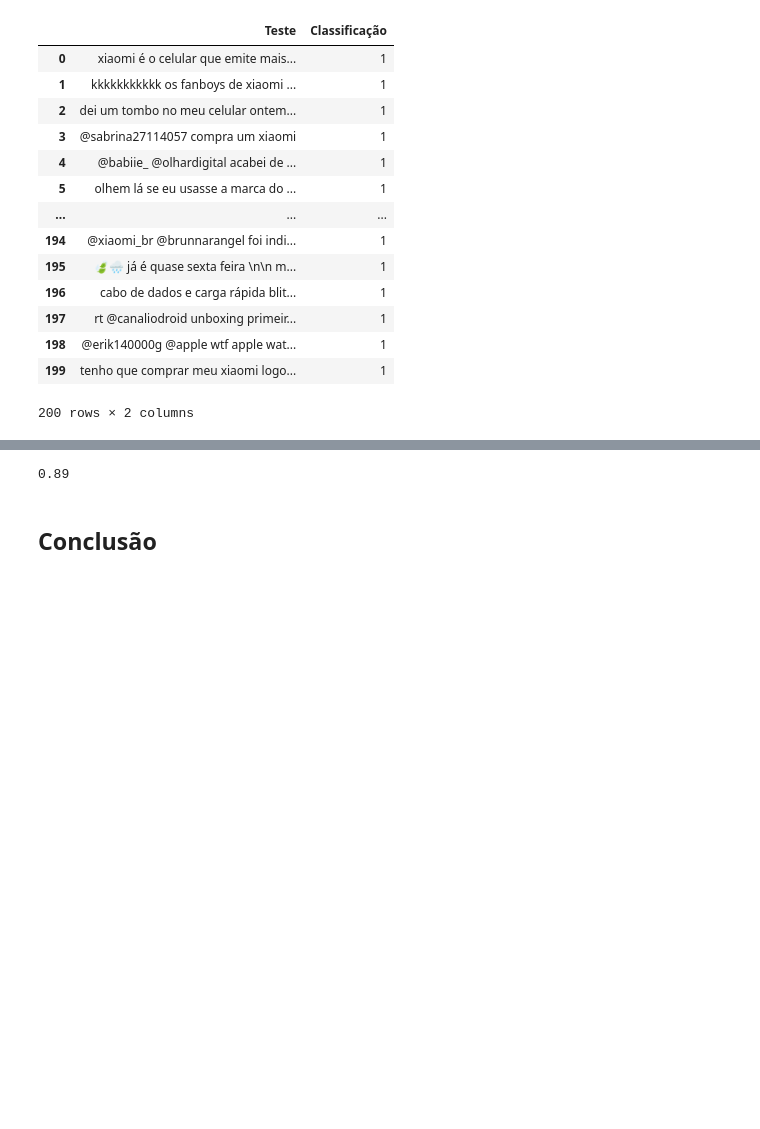
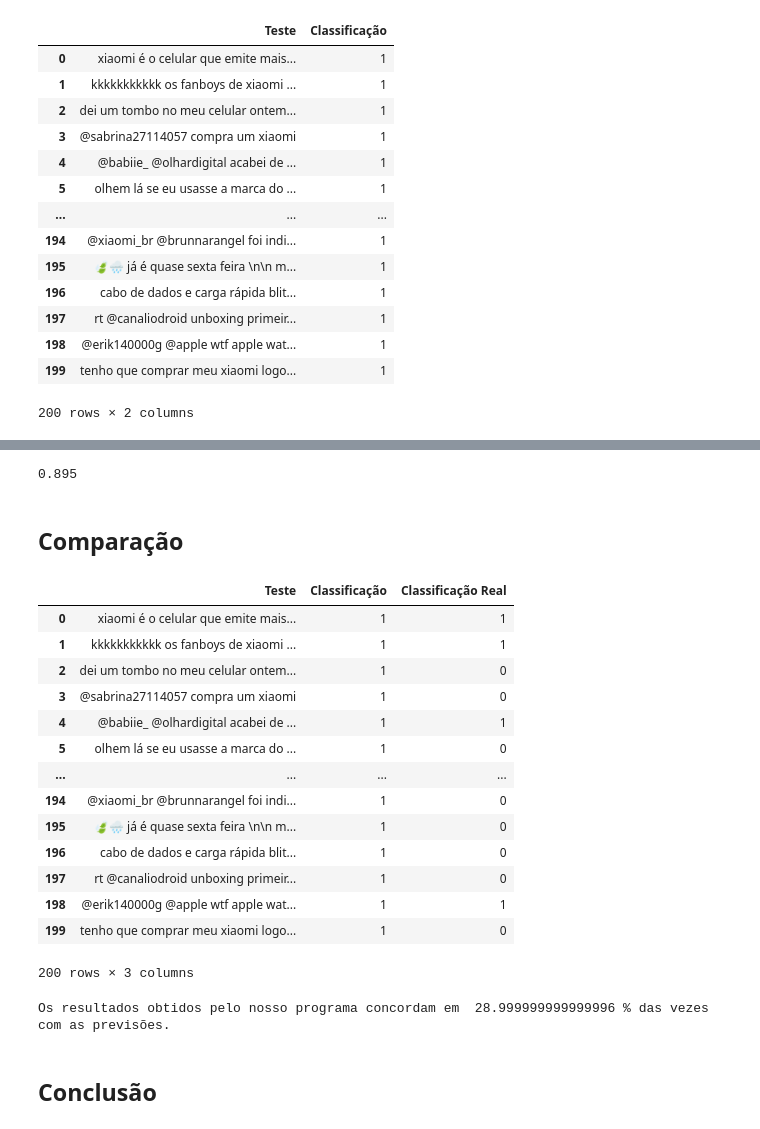
Before and after one commit to thalials/P2_tweets, a Jupyter notebook: Classificador.ipynb, the cells around one changed output, grey strips where cells are left out. Drawn from its saved outputs; the diff is of its cells as text; code cells hidden in the pictures; blank space fills up the shorter version.

Commit message:
comparando

```diff
--- a/Classificador.ipynb
+++ b/Classificador.ipynb
@@ -377,13 +377,12 @@ while i < len(lista_palavras_teste):
 
     if len(diferenca_afavor)==0: #significa que todas as palavras de teste estão presentes no treinamento
         P_tweet_gosta = tabela_afavor_relativa[lista_palavras_teste[i]].prod()
-        P_tweet_ngosta = tabela_contra_relativa[lista_palavras_teste[i]].prod()
+
     else:
         prod_afavor = ((freq_afavor_min/2)**len(diferenca_afavor))
         P_tweet_gosta = (tabela_afavor_relativa[inter_buscada_afavor].prod())*(prod_afavor)
 
     if len(diferenca_contra)==0:
-        P_tweet_gosta = tabela_afavor_relativa[lista_palavras_teste[i]].prod()
         P_tweet_ngosta = tabela_contra_relativa[lista_palavras_teste[i]].prod()
 
     else:
@@ -393,7 +392,7 @@ while i < len(lista_palavras_teste):
     P_gosta_tweet = P_tweet_gosta*P_0
     P_ngosta_tweet = P_tweet_ngosta*P_1
 
-    if P_gosta_tweet>P_ngosta_tweet:
+    if P_gosta_tweet>=P_ngosta_tweet:
         teste_classificacao.append(0)
     else:
         teste_classificacao.append(1)
@@ -432,7 +431,54 @@ P_0_nova
 P_1_nova = teste_classificacao.count(1)/len(teste_classificacao)
 P_1_nova
 # %% [output]
-0.89
+0.895
+# %% [markdown]
+## Comparação
+# %%
+comparando= pd.read_excel('pasta1.xlsx')
+# %%
+c=[]
+for n in comparando['Classificação']:
+    c.append(n)
+# %%
+dict_comparando = {}
+
+dict_comparando['Teste'] = lista_teste
+dict_comparando['Classificação'] = teste_classificacao
+dict_comparando['Classificação Real']= c
+# %%
+comparacacao = pd.DataFrame(data=dict_comparando)
+comparacacao
+# %% [output]
+|  | Teste | Classificação | Classificação Real |
+| 0 | xiaomi é o celular que emite mais... | 1 | 1 |
+| 1 | kkkkkkkkkkk os fanboys de xiaomi ... | 1 | 1 |
+| 2 | dei um tombo no meu celular ontem... | 1 | 0 |
+| 3 | @sabrina27114057 compra um xiaomi | 1 | 0 |
+| 4 | @babiie_ @olhardigital acabei de ... | 1 | 1 |
+| 5 | olhem lá se eu usasse a marca do ... | 1 | 0 |
+| ... | ... | ... | ... |
+| 194 | @xiaomi_br @brunnarangel foi indi... | 1 | 0 |
+| 195 | 🍃🌧️ já é quase sexta feira \n\n m... | 1 | 0 |
+| 196 | cabo de dados e carga rápida blit... | 1 | 0 |
+| 197 | rt @canaliodroid unboxing primeir... | 1 | 0 |
+| 198 | @erik140000g @apple wtf apple wat... | 1 | 1 |
+| 199 | tenho que comprar meu xiaomi logo... | 1 | 0 |
+200 rows × 3 columns
+# %%
+lista_real= comparacacao['Classificação Real'].tolist()
+lista_classificador= comparacacao["Classificação"].tolist()
+contagem=0
+
+for i, elemento in enumerate(lista_real):
+    elemento=int(elemento)
+    if elemento == lista_classificador[i]:
+        contagem+=1
+
+probabilidade_de_acertos=contagem/(len(lista_real))
+print("Os resultados obtidos pelo nosso programa concordam em ",probabilidade_de_acertos*100,"% das vezes com as previsões." )
+# %% [output]
+Os resultados obtidos pelo nosso programa concordam em  28.999999999999996 % das vezes com as previsões.
 # %% [markdown]
 ## Conclusão
 # %% [markdown]
```
Also changed, not shown: parts of 6 cells of this notebook, 1 other file.
